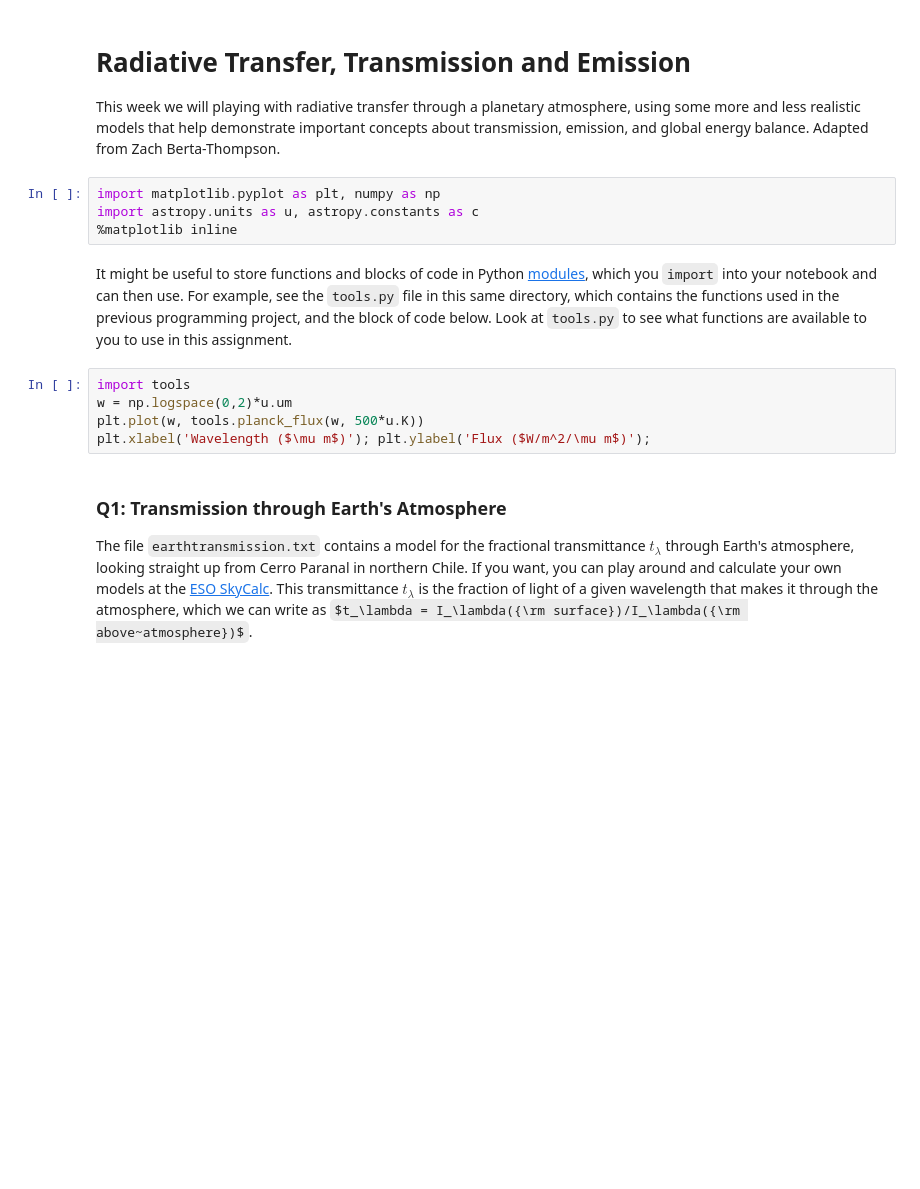
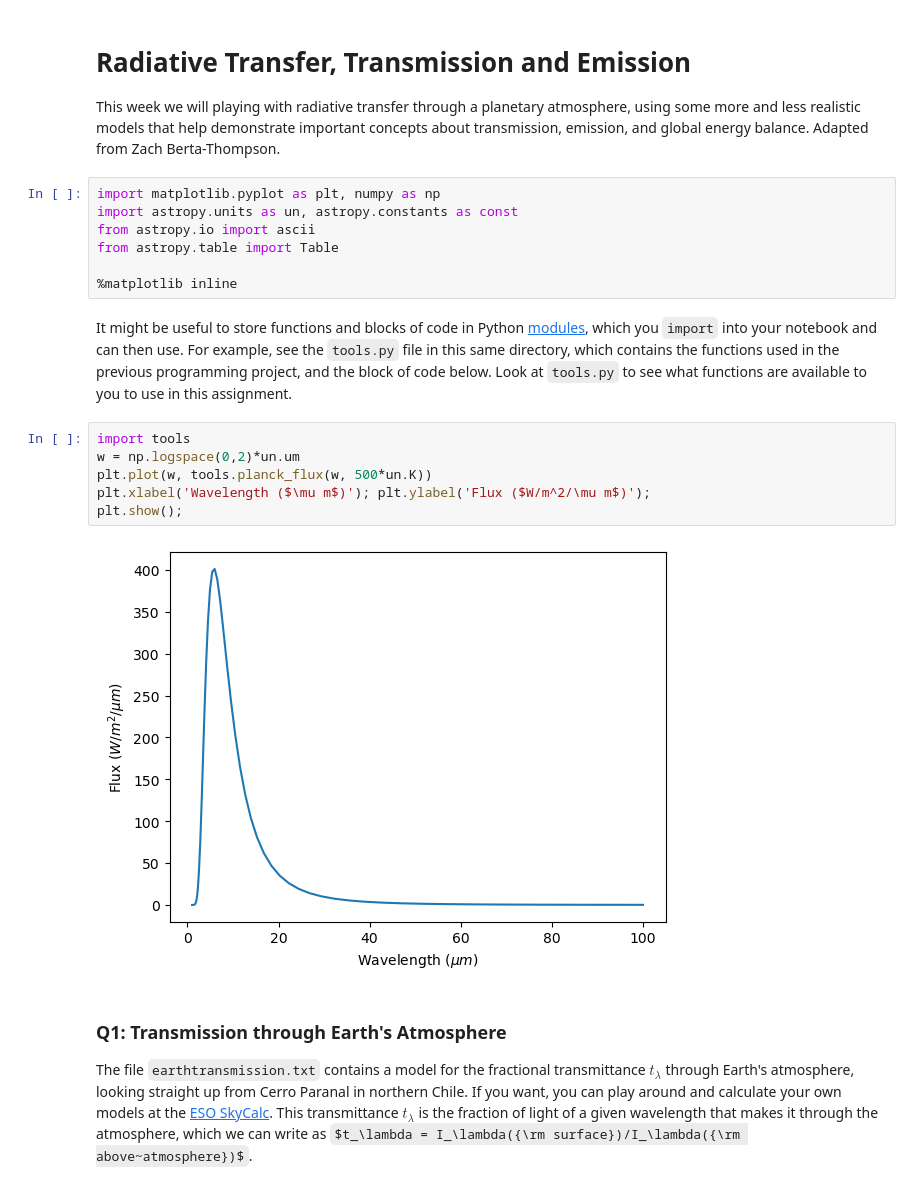
Before and after one commit to velguthb/dartmouth_a74, a Jupyter notebook: CP_transfer.ipynb, the cells around one changed output. Saved outputs shown, nothing was run; the diff lists cells and outputs as text; some formulas as TeX source; blank space fills up the shorter version.

```diff
--- a/CP_transfer.ipynb
+++ b/CP_transfer.ipynb
@@ -4,15 +4,21 @@
 This week we will playing with radiative transfer through a planetary atmosphere, using some more and less realistic models that help demonstrate important concepts about transmission, emission, and global energy balance. Adapted from Zach Berta-Thompson.
 # %%
 import matplotlib.pyplot as plt, numpy as np
-import astropy.units as u, astropy.constants as c
+import astropy.units as un, astropy.constants as const
+from astropy.io import ascii
+from astropy.table import Table
+
 %matplotlib inline
 # %% [markdown]
 It might be useful to store functions and blocks of code in Python [modules](https://jakevdp.github.io/WhirlwindTourOfPython/13-modules-and-packages.html), which you `import` into your notebook and can then use. For example, see the `tools.py` file in this same directory, which contains the functions used in the previous programming project, and the block of code below. Look at `tools.py` to see what functions are available to you to use in this assignment.
 # %%
 import tools
-w = np.logspace(0,2)*u.um
-plt.plot(w, tools.planck_flux(w, 500*u.K))
+w = np.logspace(0,2)*un.um
+plt.plot(w, tools.planck_flux(w, 500*un.K))
 plt.xlabel('Wavelength ($\mu m$)'); plt.ylabel('Flux ($W/m^2/\mu m$)');
+plt.show();
+# %% [output]
+[figure, added]
 # %% [markdown]
 ### Q1: Transmission through Earth's Atmosphere
 
```
Also changed, not shown: parts of 16 cells of this notebook.
